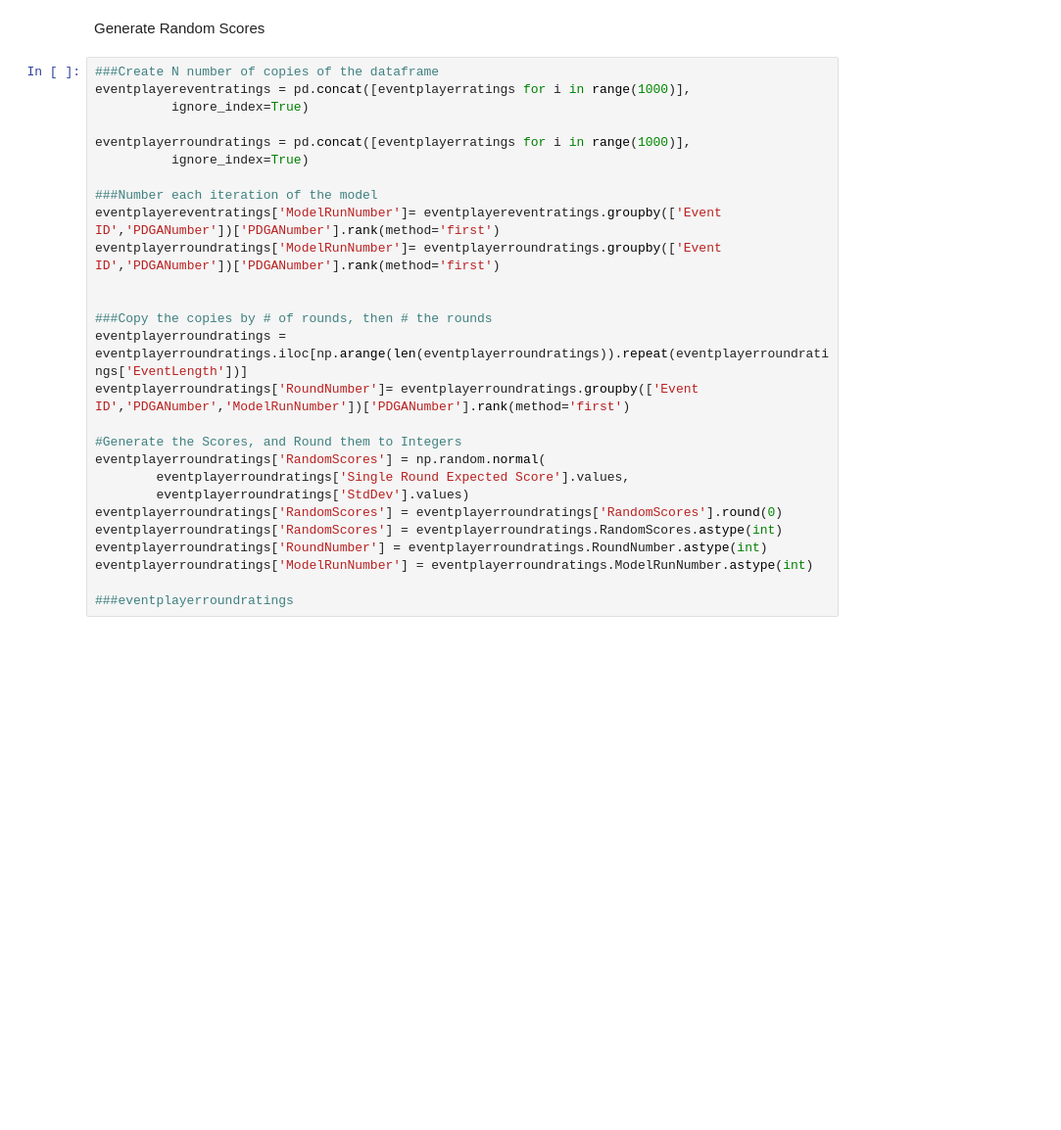
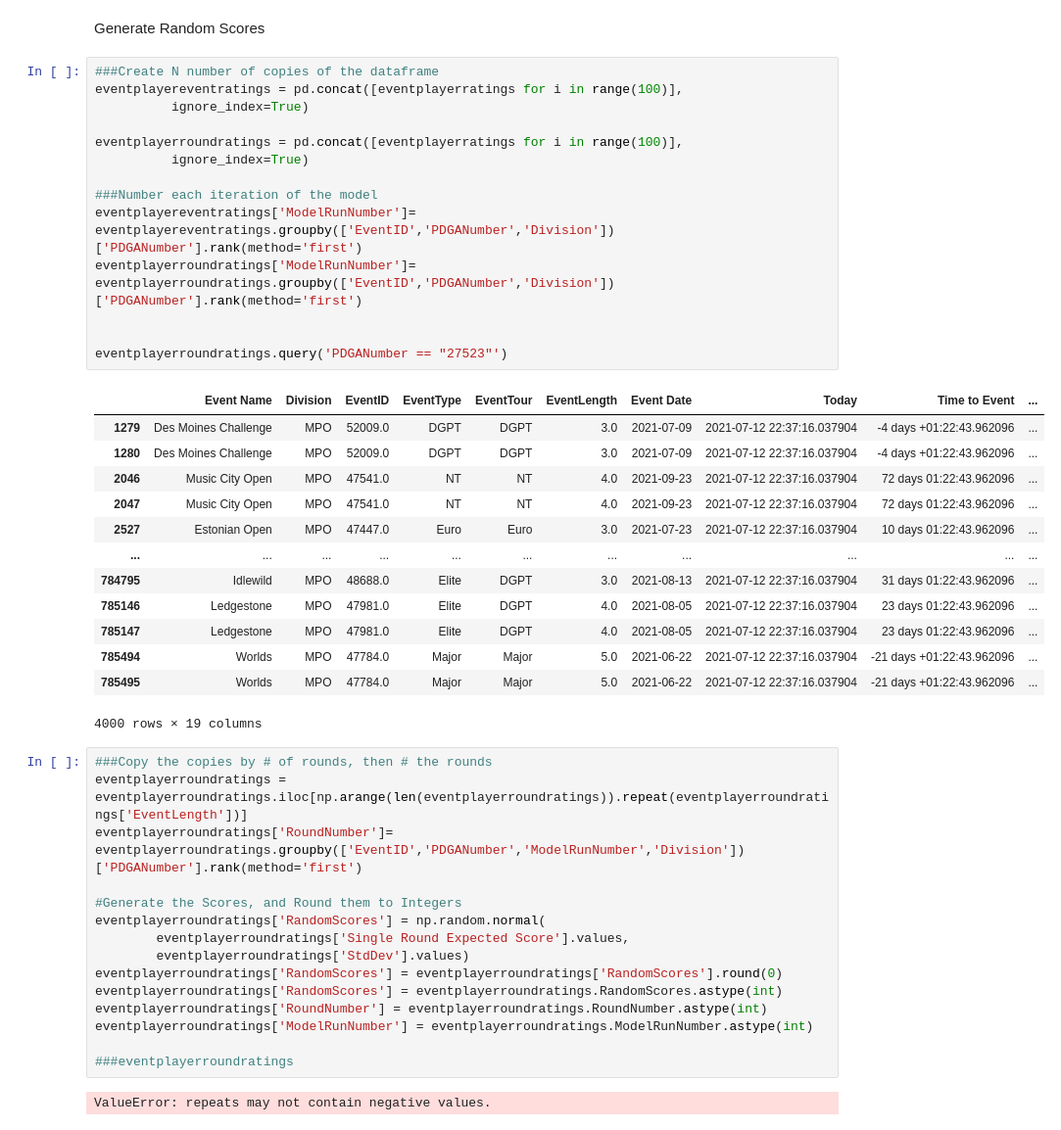
Before and after one commit to dgoodenough/discgolf, a Jupyter notebook: DGPTModel.ipynb, the cells around one changed output. Shown at 98% size. Saved outputs shown, nothing was run; the diff lists cells and outputs as text; blank space fills up the shorter version.

```diff
--- a/DGPTModel.ipynb
+++ b/DGPTModel.ipynb
@@ -84,21 +114,37 @@ eventplayerratings
 # %% [markdown]
 Generate Random Scores
+# %%
+###Create N number of copies of the dataframe
+eventplayereventratings = pd.concat([eventplayerratings for i in range(100)],
+          ignore_index=True)
+
+eventplayerroundratings = pd.concat([eventplayerratings for i in range(100)],
+          ignore_index=True)
+
+###Number each iteration of the model
+eventplayereventratings['ModelRunNumber']= eventplayereventratings.groupby(['EventID','PDGANumber','Division'])['PDGANumber'].rank(method='first')
+eventplayerroundratings['ModelRunNumber']= eventplayerroundratings.groupby(['EventID','PDGANumber','Division'])['PDGANumber'].rank(method='first')
+
+
+eventplayerroundratings.query('PDGANumber == "27523"')
+# %% [output]
+|  | Event Name | Division | EventID | EventType | EventTour | EventLength | Event Date | Today | Time to Event | ... |
+| 1279 | Des Moines Challenge | MPO | 52009.0 | DGPT | DGPT | 3.0 | 2021-07-09 | 2021-07-12 22:37:16.037904 | -4 days +01:22:43.962096 | ... |
+| 1280 | Des Moines Challenge | MPO | 52009.0 | DGPT | DGPT | 3.0 | 2021-07-09 | 2021-07-12 22:37:16.037904 | -4 days +01:22:43.962096 | ... |
+| 2046 | Music City Open | MPO | 47541.0 | NT | NT | 4.0 | 2021-09-23 | 2021-07-12 22:37:16.037904 | 72 days 01:22:43.962096 | ... |
+| 2047 | Music City Open | MPO | 47541.0 | NT | NT | 4.0 | 2021-09-23 | 2021-07-12 22:37:16.037904 | 72 days 01:22:43.962096 | ... |
+| 2527 | Estonian Open | MPO | 47447.0 | Euro | Euro | 3.0 | 2021-07-23 | 2021-07-12 22:37:16.037904 | 10 days 01:22:43.962096 | ... |
+| ... | ... | ... | ... | ... | ... | ... | ... | ... | ... | ... |
+| 784795 | Idlewild | MPO | 48688.0 | Elite | DGPT | 3.0 | 2021-08-13 | 2021-07-12 22:37:16.037904 | 31 days 01:22:43.962096 | ... |
+| 785146 | Ledgestone | MPO | 47981.0 | Elite | DGPT | 4.0 | 2021-08-05 | 2021-07-12 22:37:16.037904 | 23 days 01:22:43.962096 | ... |
+| 785147 | Ledgestone | MPO | 47981.0 | Elite | DGPT | 4.0 | 2021-08-05 | 2021-07-12 22:37:16.037904 | 23 days 01:22:43.962096 | ... |
+| 785494 | Worlds | MPO | 47784.0 | Major | Major | 5.0 | 2021-06-22 | 2021-07-12 22:37:16.037904 | -21 days +01:22:43.962096 | ... |
+| 785495 | Worlds | MPO | 47784.0 | Major | Major | 5.0 | 2021-06-22 | 2021-07-12 22:37:16.037904 | -21 days +01:22:43.962096 | ... |
+4000 rows × 19 columns
 # %%
-###Create N number of copies of the dataframe
-eventplayereventratings = pd.concat([eventplayerratings for i in range(1000)],
-          ignore_index=True)
-
-eventplayerroundratings = pd.concat([eventplayerratings for i in range(1000)],
-          ignore_index=True)
-
-###Number each iteration of the model
-eventplayereventratings['ModelRunNumber']= eventplayereventratings.groupby(['Event ID','PDGANumber'])['PDGANumber'].rank(method='first')
-eventplayerroundratings['ModelRunNumber']= eventplayerroundratings.groupby(['Event ID','PDGANumber'])['PDGANumber'].rank(method='first')
-
-
 ###Copy the copies by # of rounds, then # the rounds
 eventplayerroundratings = eventplayerroundratings.iloc[np.arange(len(eventplayerroundratings)).repeat(eventplayerroundratings['EventLength'])]
-eventplayerroundratings['RoundNumber']= eventplayerroundratings.groupby(['Event ID','PDGANumber','ModelRunNumber'])['PDGANumber'].rank(method='first')
+eventplayerroundratings['RoundNumber']= eventplayerroundratings.groupby(['EventID','PDGANumber','ModelRunNumber','Division'])['PDGANumber'].rank(method='first')
 
 #Generate the Scores, and Round them to Integers
 eventplayerroundratings['RandomScores'] = np.random.normal(
@@ -110,4 +156,6 @@ eventplayerroundratings['RoundNumber'] = eventplayerroundratings.RoundNumber.ast
 eventplayerroundratings['ModelRunNumber'] = eventplayerroundratings.ModelRunNumber.astype(int)
 
 ###eventplayerroundratings
+# %% [output]
+ValueError: repeats may not contain negative values.
 # %%
```
Also changed, not shown: parts of 21 cells of this notebook, 17 other files.
